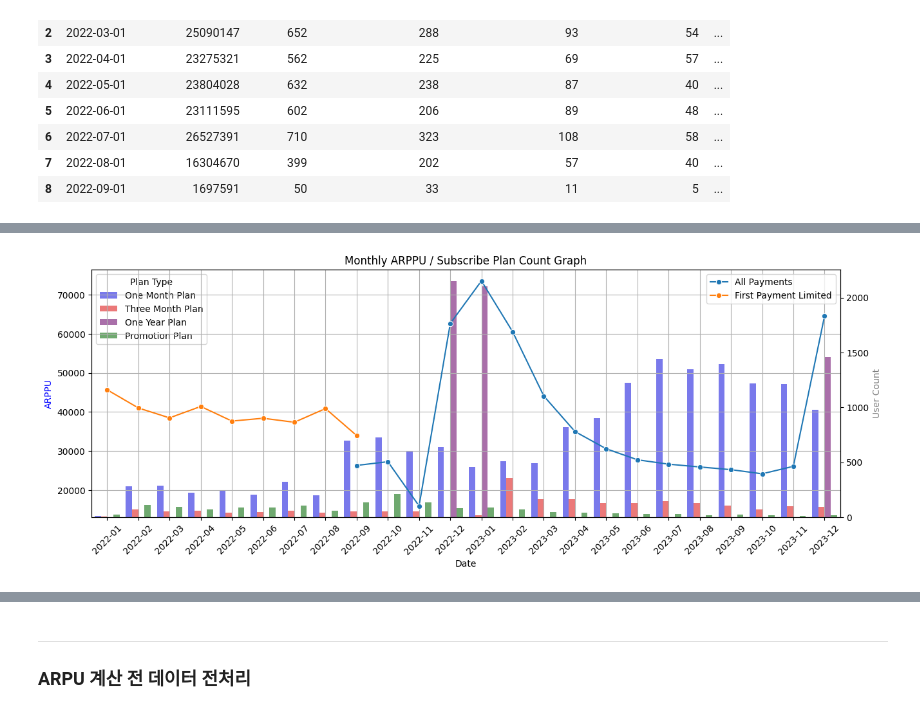
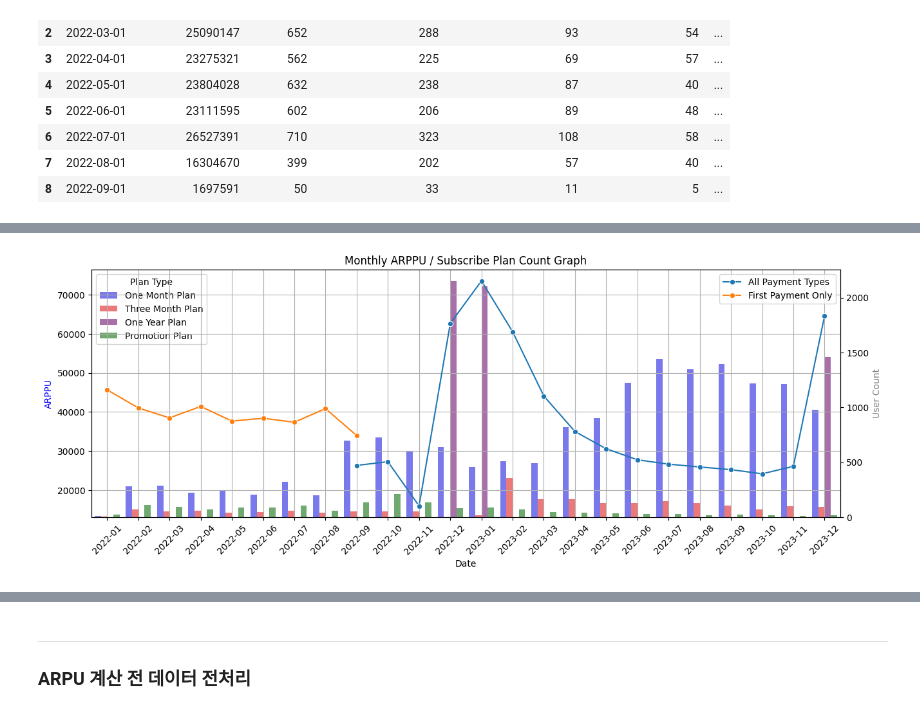
Before and after one commit to saeraniren/intermediate_project, a Jupyter notebook: lwc_main.ipynb, the cells around one changed output, grey strips where cells are left out. Drawn from its saved outputs; the diff is of its cells as text; code cells hidden in the pictures.

```diff
--- a/lwc_main.ipynb
+++ b/lwc_main.ipynb
@@ -918,5 +830,5 @@ merged_df = merged_df[merged_df['period'] != '2024-01']
 # %%
-# Subscribe Plan Count 작업란
+# Subscribe Plan Count 그래프 생성 전 전처리 작업란
 # melt()를 이용하여 데이터 변환 후 중복된 period 값 합산
 temp_list = []
 for i in range(2):
@@ -940,4 +852,7 @@ for i in range(2):
     temp_list.append(data)
 
 # 두 데이터프레임을 합치고 동일한 period와 plan_type 값을 그룹화하여 합산
-final_df = pd.concat(temp_list).groupby(['period', 'plan_type']).sum().reset_index()
+subscribe_plan_df = pd.concat(temp_list).groupby(['period', 'plan_type']).sum().reset_index()
+
+# 데이터 확인
+display(subscribe_plan_df)
@@ -946,8 +875,8 @@ final_df = pd.concat(temp_list).groupby(['period', 'plan_type']).sum().reset_ind
 fig, ax1 = plt.subplots(figsize=(15, 5))
 
 # 라인 플롯
-sns.lineplot(x=merged_df['period'], y=merged_df['ARPPU_df1'], marker='o', ax=ax1, label='All Payments')
-sns.lineplot(x=merged_df['period'], y=merged_df['ARPPU_df2'], marker='o', ax=ax1, label='First Payment Limited')
+sns.lineplot(x=merged_df['period'], y=merged_df['ARPPU_df1'], marker='o', ax=ax1, label='All Payment Types')
+sns.lineplot(x=merged_df['period'], y=merged_df['ARPPU_df2'], marker='o', ax=ax1, label='First Payment Only')
 
 # 바 플롯을 보조로 사용하기 위한 준비
 ax2 = ax1.twinx()
@@ -961,32 +890,32 @@ plan_colors = {
 }
 
 # 바 플롯 그리기 (색상 지정 및 alpha 조정)
-sns.barplot(x='period', y='user_count', hue='plan_type', data=final_df, ax=ax2, alpha=0.6, palette=plan_colors)
+sns.barplot(x='period', y='user_count', hue='plan_type', data=subscribe_plan_df, ax=ax2, alpha=0.6, palette=plan_colors)
 
 # zorder 조정
 ax1.set_zorder(3)
 ax2.set_zorder(2)
 ax1.grid(True, zorder=0)
 
 # 라벨 및 제목 설정
 ax1.set_xlabel('Date')
 ax1.set_ylabel('ARPPU', color='b')
 ax2.set_ylabel('User Count', color='gray')
 plt.title('Monthly ARPPU / Subscribe Plan Count Graph')
 
 # x축 회전
 ax1.set_xticklabels(ax1.get_xticklabels(), rotation=45)
 
 # 투명하게 만들어서 grid가 보이도록 설정
 ax1.patch.set_visible(False)
 
 # 범례 수동으로 설정 (색상과 항목이 매칭되도록)
 handles, labels = ax2.get_legend_handles_labels()
 legend = ax2.legend(handles=handles, labels=['One Month Plan', 'Three Month Plan', 'One Year Plan', 'Promotion Plan'], title='Plan Type', loc='upper left')
 
 # 범례 최상단 배치
 legend.set_zorder(4)
 
 plt.show()
 # %% [output]
-[figure, old version]
+[figure, new version]
```
Also changed, not shown: parts of 27 cells of this notebook, 1 other file.
